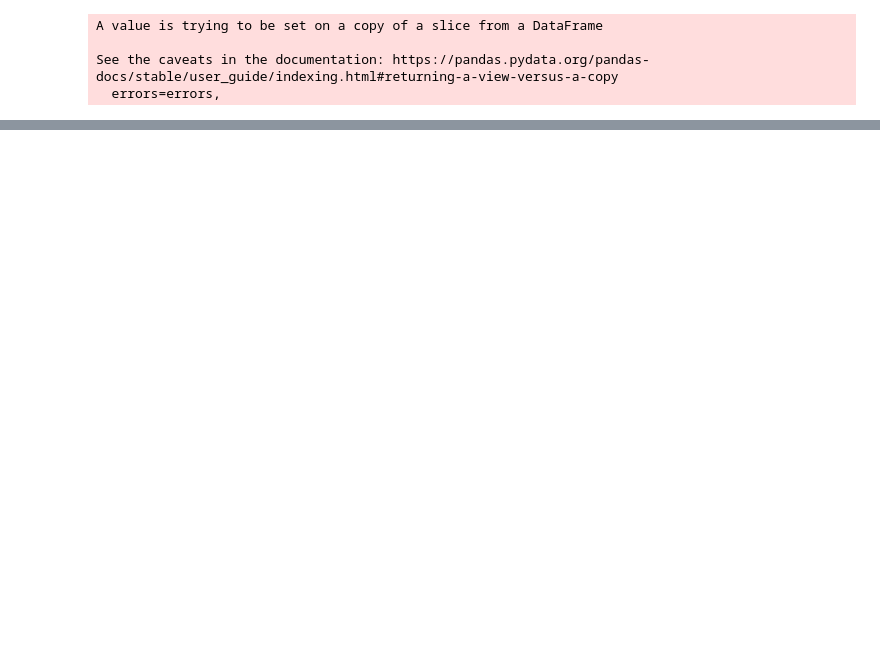
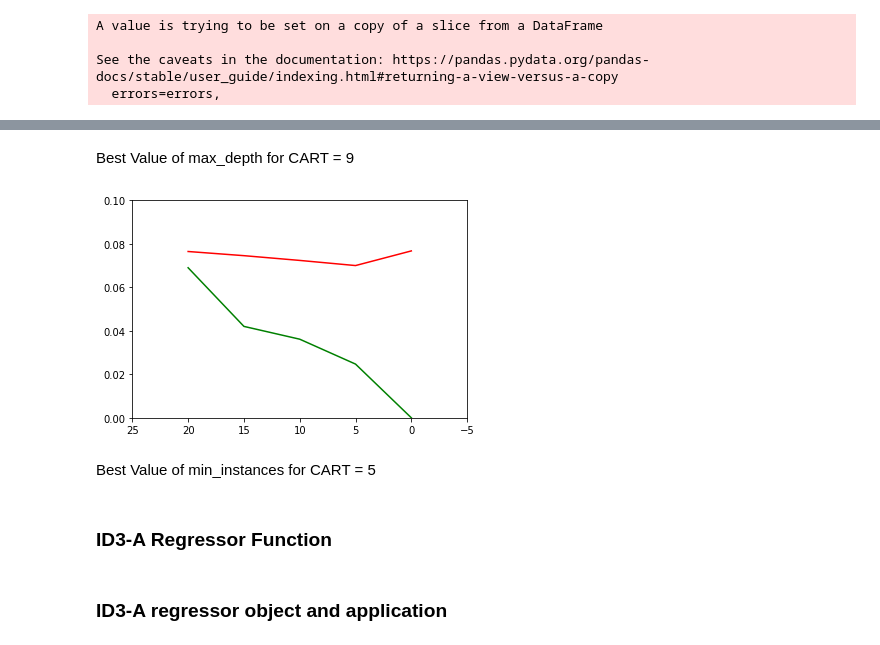
Before and after one commit to shubhamawasthi0301/modified_ID3_algorithm, a Jupyter notebook: Covid_case_detection.ipynb, the cells around one changed output, grey strips where cells are left out. Saved outputs shown, nothing was run; the diff lists cells and outputs as text; code cells hidden in the pictures; blank space fills up the shorter version.

```diff
--- a/Covid_case_detection.ipynb
+++ b/Covid_case_detection.ipynb
@@ -794,0 +692,21 @@ mse(Y_test,Y_hat_test_cart),mse(Y_test,Y_hat_test_cart)**0.5,my_r2_score(Y_test,
+# %% [markdown]
+Best Value of max_depth for CART = 9
+# %%
+min_inst = [30-5*i for i in range(2,7)]
+h_model_2 = CART_regressor()
+rmse_train = []
+rmse_test = []
+for min_instances in min_inst:
+  h_model_2.fit(X_train,Y_train,min_instances=min_instances)
+  rmse_train.append(rmse(Y_train,h_model_2.predict(X_train)))
+  rmse_test.append(rmse(Y_test,h_model_2.predict(X_test)))
+plt.plot(min_inst,rmse_test,'r')
+plt.plot(min_inst,rmse_train,'g')
+plt.axis([25,-5,0,0.1])
+plt.show()
+# %% [output]
+[figure, added]
+# %% [markdown]
+Best Value of min_instances for CART = 5
+# %% [markdown]
+### ID3-A Regressor Function
@@ -794,0 +913,2 @@ mse(Y_test,Y_hat_test_cart),mse(Y_test,Y_hat_test_cart)**0.5,my_r2_score(Y_test,
+# %% [markdown]
+### ID3-A regressor object and application
```
Also changed, not shown: parts of 120 cells of this notebook.
